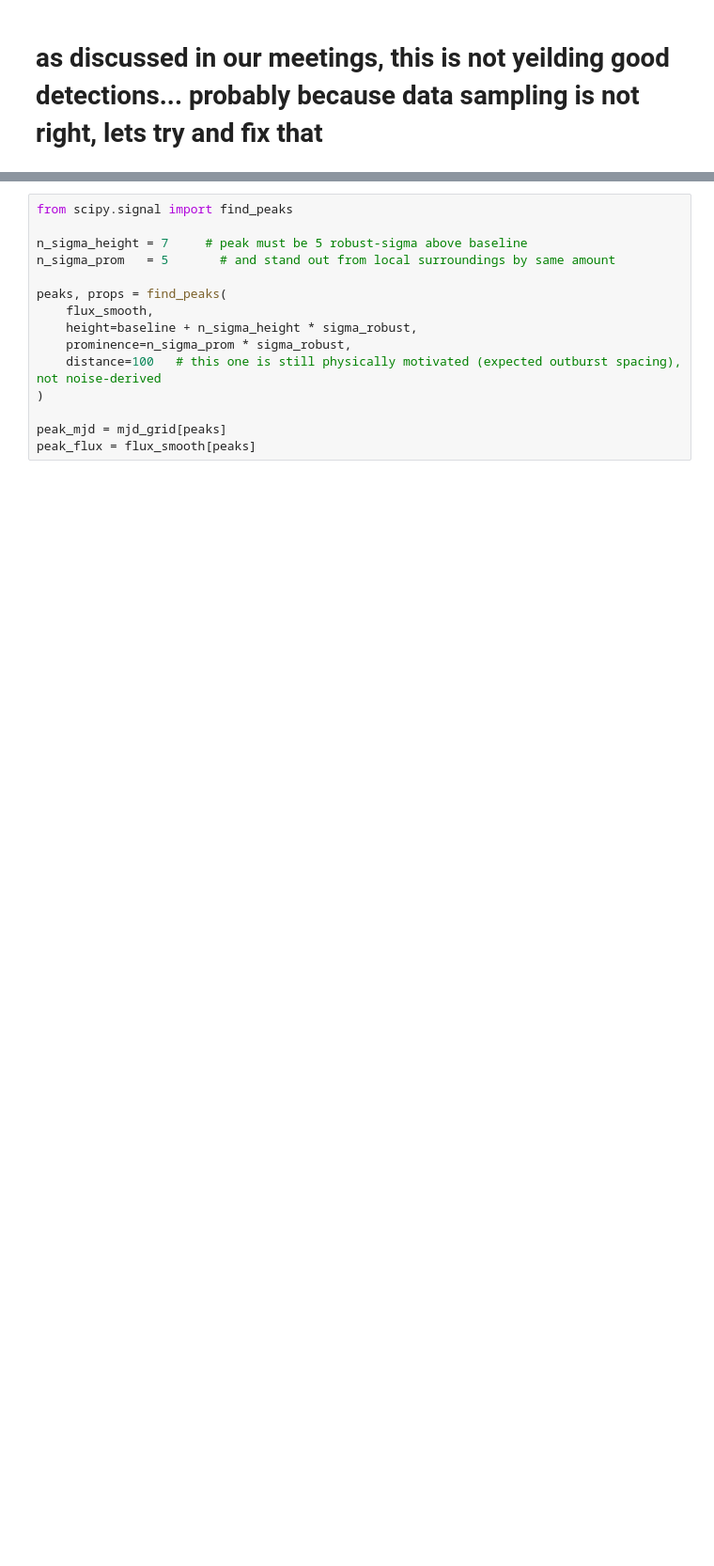
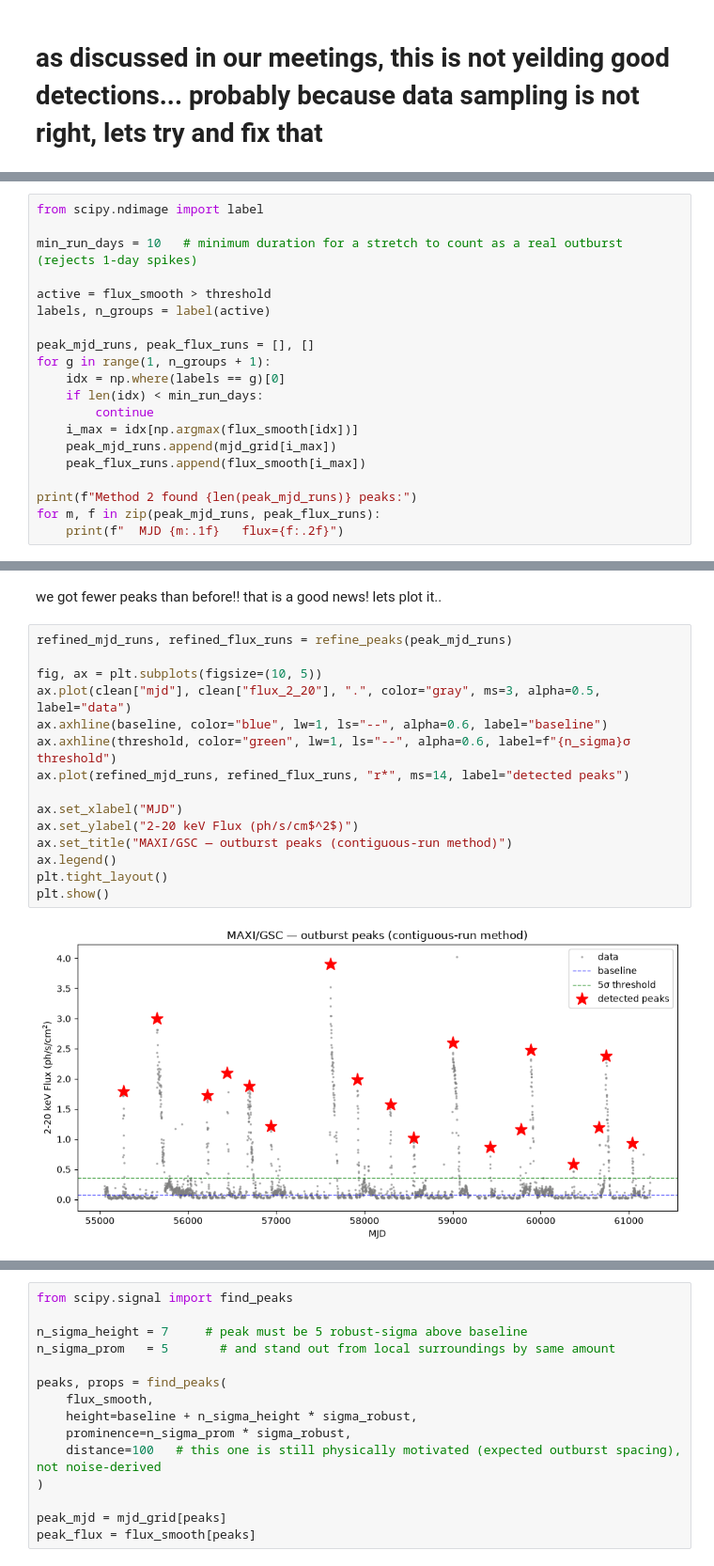
Before and after one commit to anirudhsalgundi/ksp2026, a Jupyter notebook: maxi_lc_peak_finding.ipynb, the cells around one changed output, grey strips where cells are left out. Shown at 94% size. Cells and saved outputs as stored; diff of their text form; blank space fills up the shorter version.

```diff
--- a/maxi_lc_peak_finding.ipynb
+++ b/maxi_lc_peak_finding.ipynb
@@ -101,0 +174,20 @@ plt.show()
+# %%
+from scipy.ndimage import label
+
+min_run_days = 10   # minimum duration for a stretch to count as a real outburst (rejects 1-day spikes)
+
+active = flux_smooth > threshold
+labels, n_groups = label(active)
+
+peak_mjd_runs, peak_flux_runs = [], []
+for g in range(1, n_groups + 1):
+    idx = np.where(labels == g)[0]
+    if len(idx) < min_run_days:
+        continue
+    i_max = idx[np.argmax(flux_smooth[idx])]
+    peak_mjd_runs.append(mjd_grid[i_max])
+    peak_flux_runs.append(flux_smooth[i_max])
+
+print(f"Method 2 found {len(peak_mjd_runs)} peaks:")
+for m, f in zip(peak_mjd_runs, peak_flux_runs):
+    print(f"  MJD {m:.1f}   flux={f:.2f}")
@@ -101,0 +214,19 @@ plt.show()
+# %% [markdown]
+we got fewer peaks than before!! that is a good news! lets plot it..
+# %%
+refined_mjd_runs, refined_flux_runs = refine_peaks(peak_mjd_runs)
+
+fig, ax = plt.subplots(figsize=(10, 5))
+ax.plot(clean["mjd"], clean["flux_2_20"], ".", color="gray", ms=3, alpha=0.5, label="data")
+ax.axhline(baseline, color="blue", lw=1, ls="--", alpha=0.6, label="baseline")
+ax.axhline(threshold, color="green", lw=1, ls="--", alpha=0.6, label=f"{n_sigma}σ threshold")
+ax.plot(refined_mjd_runs, refined_flux_runs, "r*", ms=14, label="detected peaks")
+
+ax.set_xlabel("MJD")
+ax.set_ylabel("2-20 keV Flux (ph/s/cm$^2$)")
+ax.set_title("MAXI/GSC — outburst peaks (contiguous-run method)")
+ax.legend()
+plt.tight_layout()
+plt.show()
+# %% [output]
+[figure, added]
```
Also changed, not shown: parts of 30 cells of this notebook.
